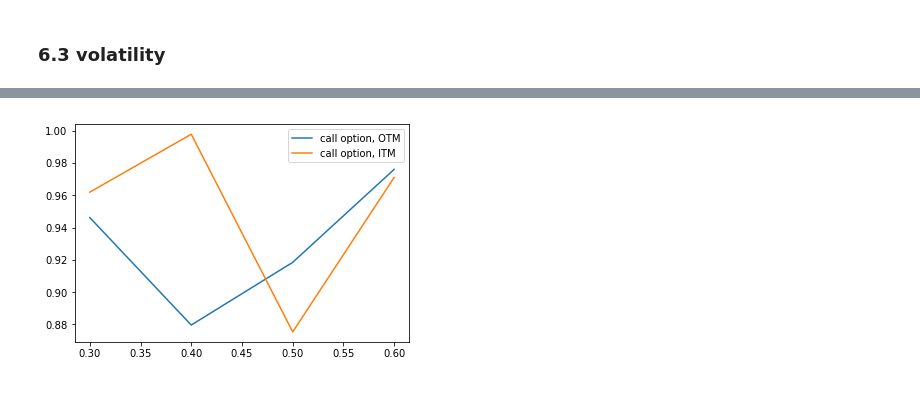
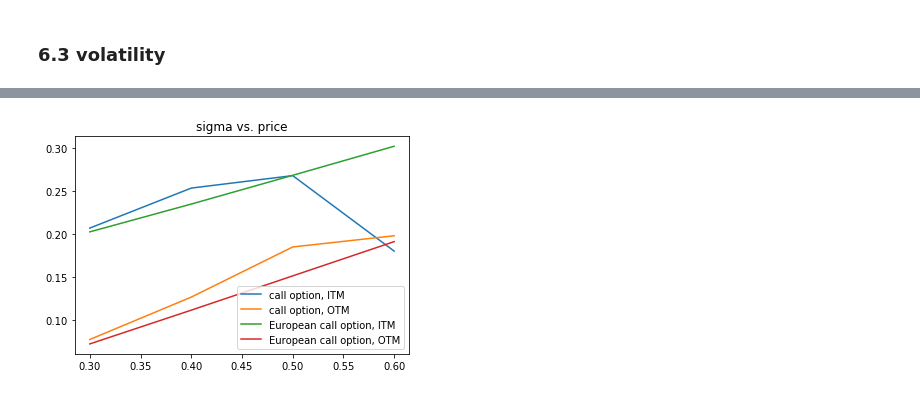
Before and after one commit to jerryxyx/MonteCarlo, a Jupyter notebook: HLSM-BlackScholes-American.ipynb, the cells around one changed output, grey strips where cells are left out. Drawn from its saved outputs; the diff is of its cells as text; code cells hidden in the pictures.

```diff
--- a/HLSM-BlackScholes-American.ipynb
+++ b/HLSM-BlackScholes-American.ipynb
@@ -367,6 +367,8 @@ def earlyExerciseComparison(S0,K,T,r,q,sigma,option_type):
     mc = MonteCarlo(S0,K,T,r,q,sigma)
     price_matrix = mc.simulate(n_trials,n_steps)
     mc.LSM(option_type=option_type,func_list=[lambda x: x**0, lambda x: x],onlyITM=False,buy_cost=0.0,sell_cost=0.0)
+    metric_dict["BS price"] = mc.BlackScholesPricer(option_type)
+    metric_dict["BS delta"] = mc.BSDeltaHedgedPricer(option_type)
     metric_dict["price"] = mc.HLSM_price
     metric_dict["delta"] = mc.HLSM_delta
     metric_dict["average exercise time"] = np.where(mc.exercise_matrix==True)[1].mean()/n_steps*time_to_maturity
@@ -677,3 +822,3 @@ TypeError: float() argument must be a string or a number, not 'dict'
 # %%
-averageExerciseTime1_list,averageExerciseTime2_list = averageExerciseTimeVolatility(S0=stock_price,K1=K1,K2=K2,T=time_to_maturity,r=risk_free_rate,q=dividend,sigma_list=sigma_list,option_type="c")
+sigma_df1,sigma_df2 = averageExerciseTimeVolatility(S0=stock_price,K1=K1,K2=K2,T=time_to_maturity,r=risk_free_rate,q=dividend,sigma_list=sigma_list,option_type="c")
 # %% [output]
@@ -687,0 +833,3 @@ price: 0.22135960834999374, delta-hedge: -0.6683896959395126
+# %%
+sigma_call_ITM_df = sigma_df1
+sigma_call_OTM_df = sigma_df2
@@ -688,7 +844,11 @@ price: 0.22135960834999374, delta-hedge: -0.6683896959395126
 # %%
-plt.plot(sigma_list,averageExerciseTime1_list,label="call option, OTM")
-plt.plot(sigma_list,averageExerciseTime2_list,label="call option, ITM")
+plt.plot(sigma_list,sigma_call_ITM_df["price"],label="call option, ITM")
+plt.plot(sigma_list,sigma_call_OTM_df["price"],label="call option, OTM")
+plt.plot(sigma_list,sigma_call_ITM_df["BS price"],label="European call option, ITM")
+plt.plot(sigma_list,sigma_call_OTM_df["BS price"],label="European call option, OTM")
+
 plt.legend()
+plt.title("sigma vs. price")
 plt.show()
 # %% [output]
-[figure, old version]
+[figure, new version]
```
Also changed, not shown: parts of 36 cells of this notebook.
